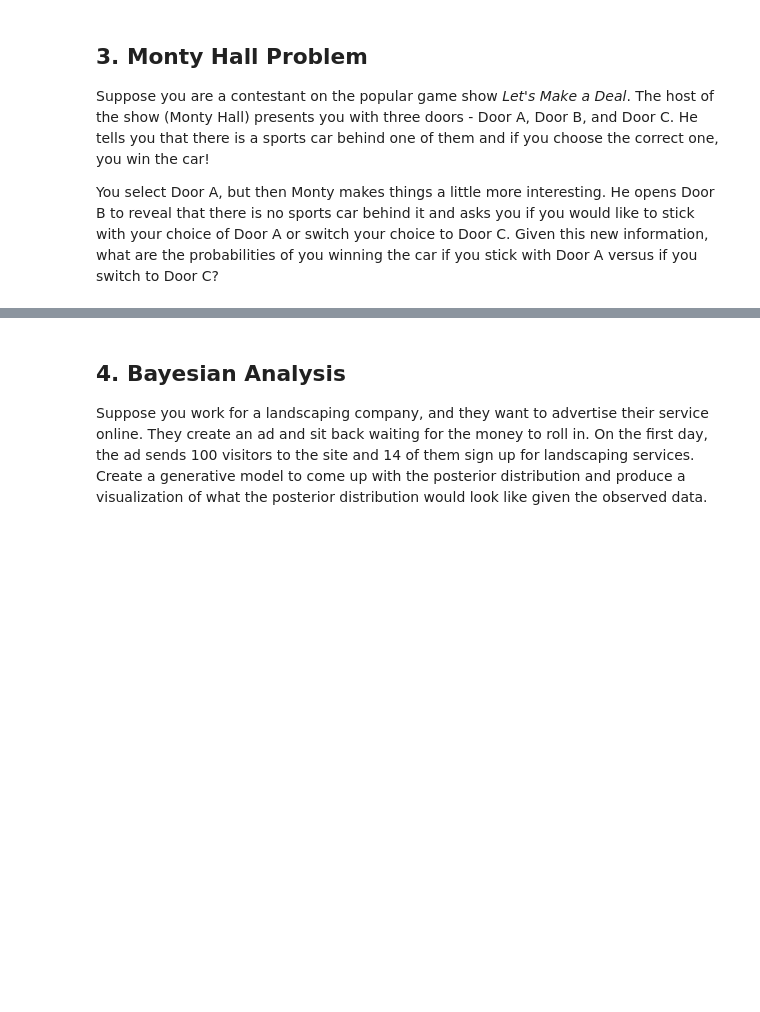
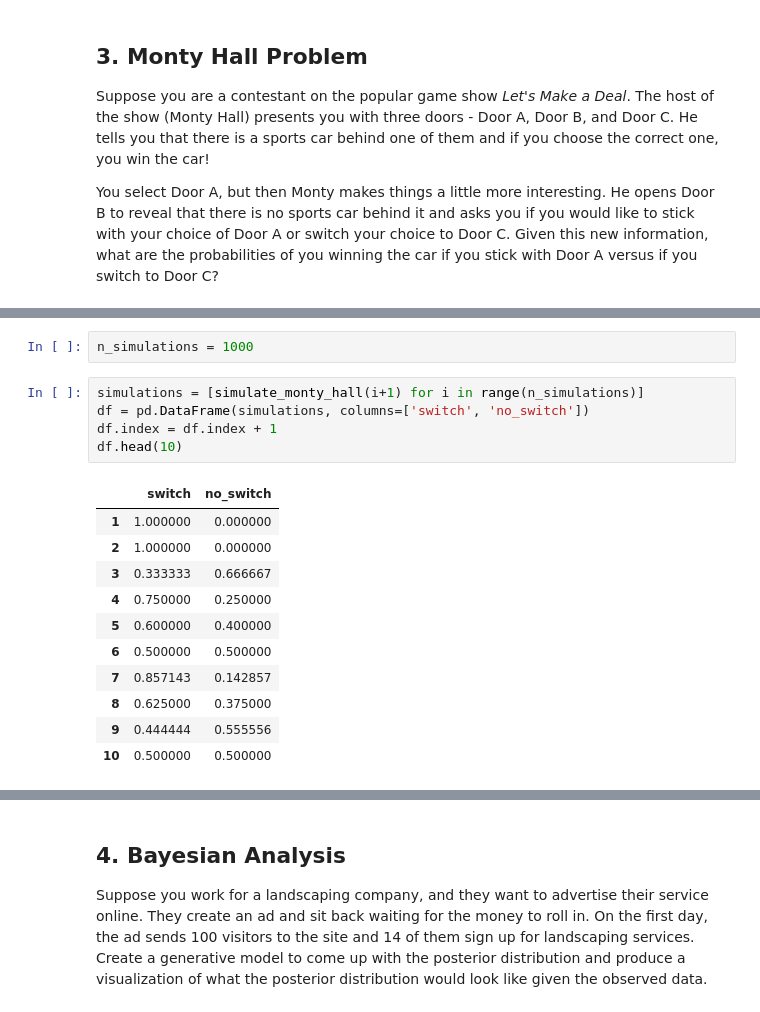
Before and after one commit to herreradelduque/dataptmad1019, a Jupyter notebook: module-2/lab-bayesian-statistics/your-code/main.ipynb, the cells around one changed output, grey strips where cells are left out. Drawn from its saved outputs; the diff is of its cells as text; blank space fills up the shorter version.

```diff
--- a/module-2/lab-bayesian-statistics/your-code/main.ipynb
+++ b/module-2/lab-bayesian-statistics/your-code/main.ipynb
@@ -206,0 +239,19 @@ monty_hall
+# %%
+n_simulations = 1000
+# %%
+simulations = [simulate_monty_hall(i+1) for i in range(n_simulations)]
+df = pd.DataFrame(simulations, columns=['switch', 'no_switch'])
+df.index = df.index + 1
+df.head(10)
+# %% [output]
+|  | switch | no_switch |
+| 1 | 1.000000 | 0.000000 |
+| 2 | 1.000000 | 0.000000 |
+| 3 | 0.333333 | 0.666667 |
+| 4 | 0.750000 | 0.250000 |
+| 5 | 0.600000 | 0.400000 |
+| 6 | 0.500000 | 0.500000 |
+| 7 | 0.857143 | 0.142857 |
+| 8 | 0.625000 | 0.375000 |
+| 9 | 0.444444 | 0.555556 |
+| 10 | 0.500000 | 0.500000 |
```
Also changed, not shown: parts of 23 cells of this notebook.
